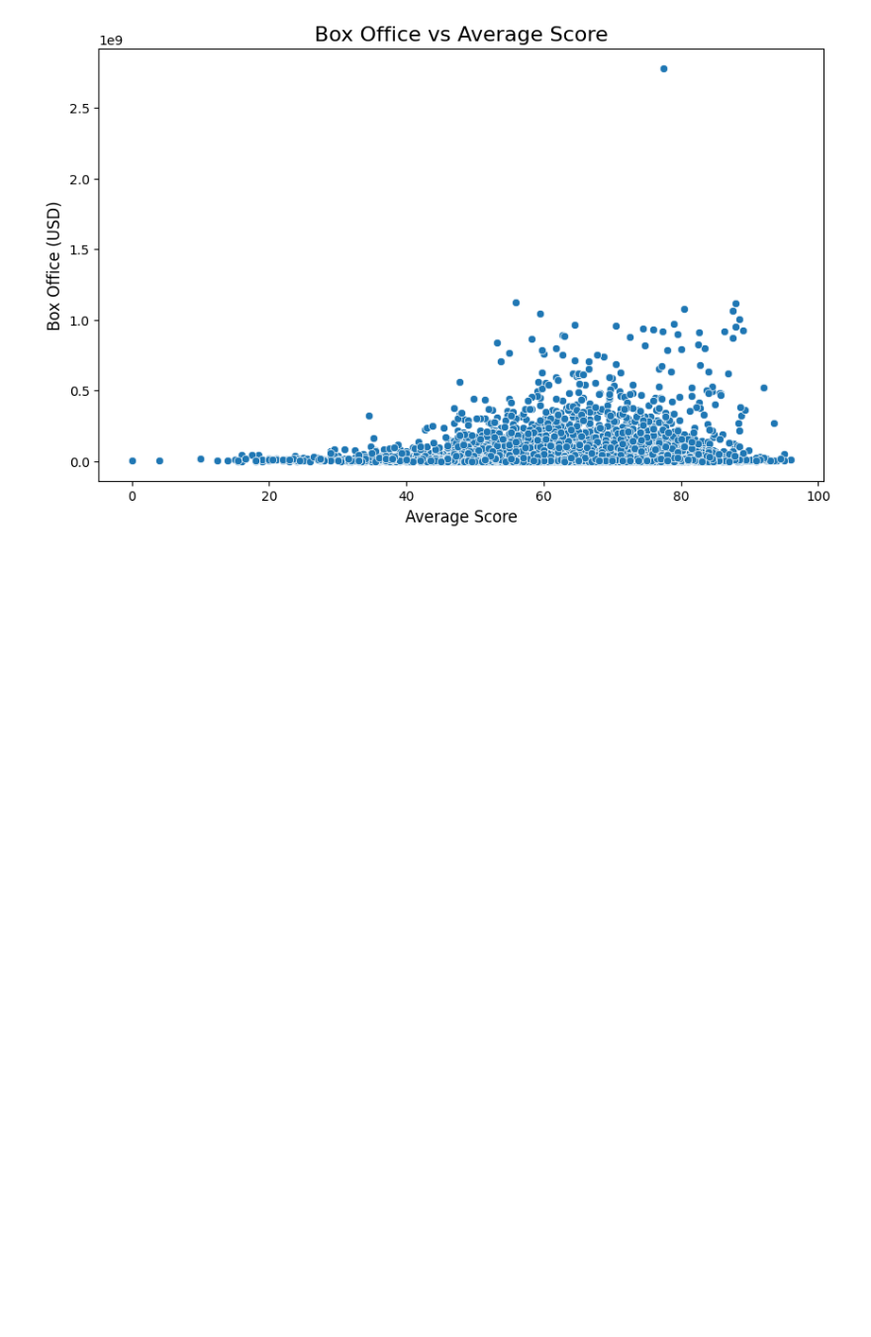
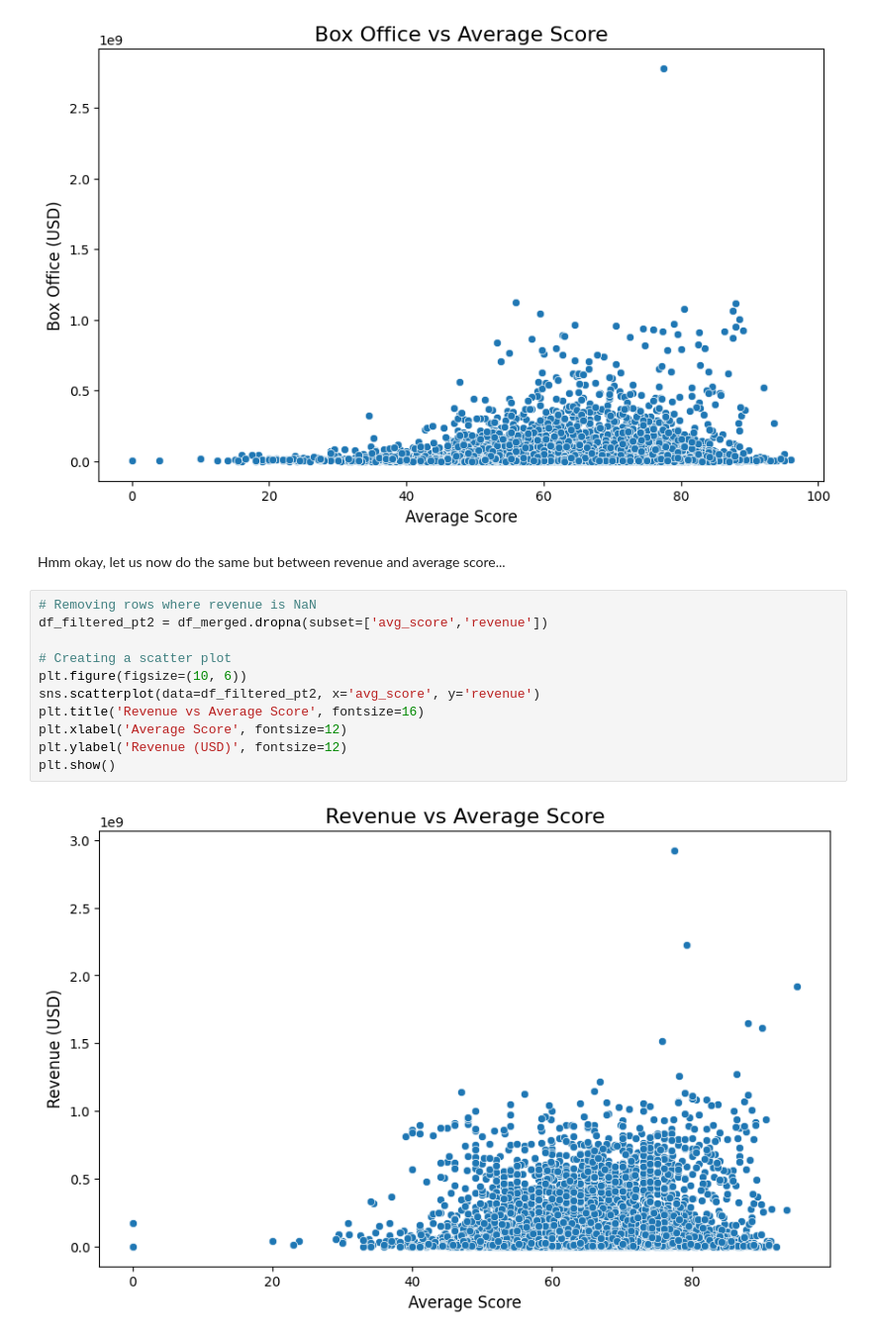
Before and after one commit to epfl-ada/ada-2024-project-bluesweater, a Jupyter notebook: src/sections/budget.ipynb, the cells around one changed output. Shown at 99% size. Drawn from its saved outputs; the diff is of its cells as text; blank space fills up the shorter version.

```diff
--- a/src/sections/budget.ipynb
+++ b/src/sections/budget.ipynb
@@ -268,3 +270,18 @@ plt.ylabel('Box Office (USD)', fontsize=12)
 plt.show()
 # %% [output]
 [figure]
+# %% [markdown]
+Hmm okay, let us now do the same but between revenue and average score...
+# %%
+# Removing rows where revenue is NaN
+df_filtered_pt2 = df_merged.dropna(subset=['avg_score','revenue'])
+
+# Creating a scatter plot
+plt.figure(figsize=(10, 6))
+sns.scatterplot(data=df_filtered_pt2, x='avg_score', y='revenue')
+plt.title('Revenue vs Average Score', fontsize=16)
+plt.xlabel('Average Score', fontsize=12)
+plt.ylabel('Revenue (USD)', fontsize=12)
+plt.show()
+# %% [output]
+[figure, added]
```
Also changed, not shown: parts of 5 cells of this notebook.
